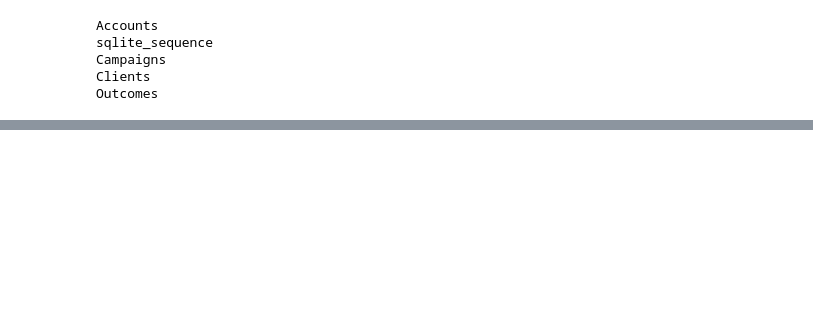
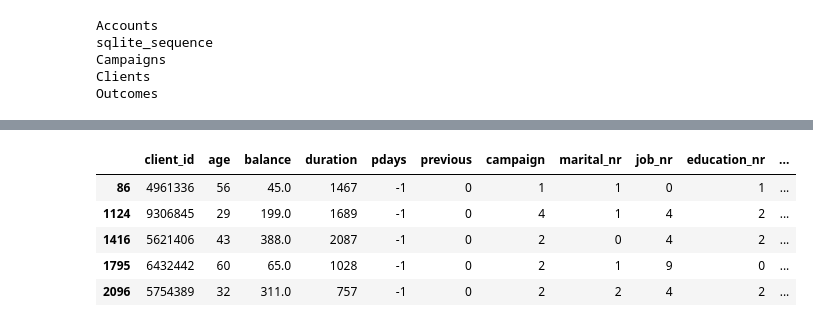
Before and after one commit to evakaldy/Bootcamp_Final_Project, a Jupyter notebook: explore_database.ipynb, the cells around one changed output, grey strips where cells are left out. Cells and saved outputs as stored; diff of their text form; code cells hidden in the pictures; blank space fills up the shorter version.

```diff
--- a/explore_database.ipynb
+++ b/explore_database.ipynb
@@ -148,0 +191,14 @@ encoder = LabelEncoder()
+# %%
+### DIVIDE into train_negative, train_positive and test
+df_train_negative = only_nr_df[only_nr_df['y_nr'].isin([ 0])]
+df_train_positive = only_nr_df[only_nr_df['y_nr'].isin([2])]
+df_test = only_nr_df[only_nr_df['y_nr'].isin([1 ,3])]
+
+df_train_positive.head()
+# %% [output]
+|  | client_id | age | balance | duration | pdays | previous | campaign | marital_nr | job_nr | education_nr | ... |
+| 86 | 4961336 | 56 | 45.0 | 1467 | -1 | 0 | 1 | 1 | 0 | 1 | ... |
+| 1124 | 9306845 | 29 | 199.0 | 1689 | -1 | 0 | 4 | 1 | 4 | 2 | ... |
+| 1416 | 5621406 | 43 | 388.0 | 2087 | -1 | 0 | 2 | 0 | 4 | 2 | ... |
+| 1795 | 6432442 | 60 | 65.0 | 1028 | -1 | 0 | 2 | 1 | 9 | 0 | ... |
+| 2096 | 5754389 | 32 | 311.0 | 757 | -1 | 0 | 2 | 2 | 4 | 2 | ... |
```
Also changed, not shown: parts of 12 cells of this notebook.
